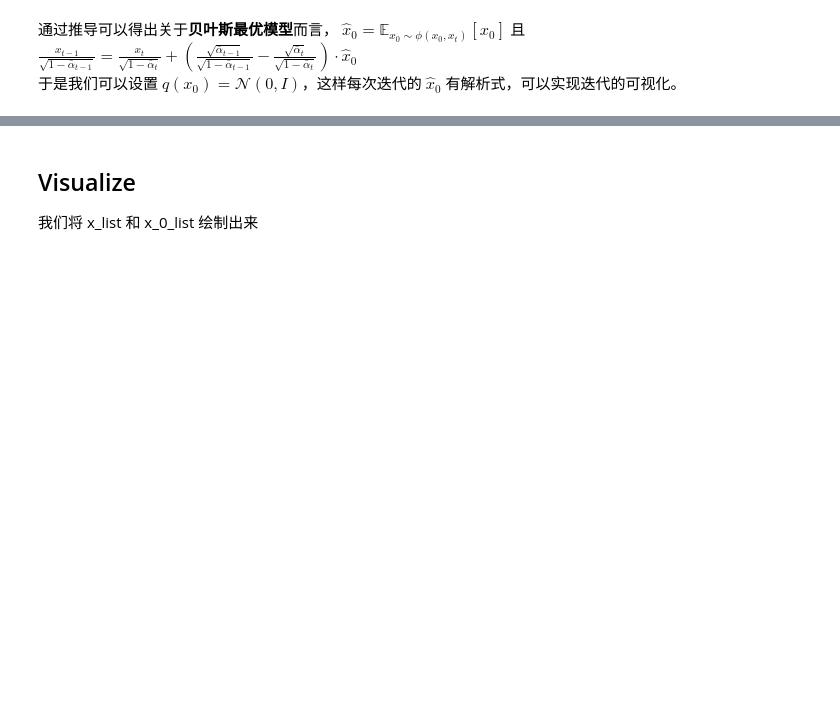
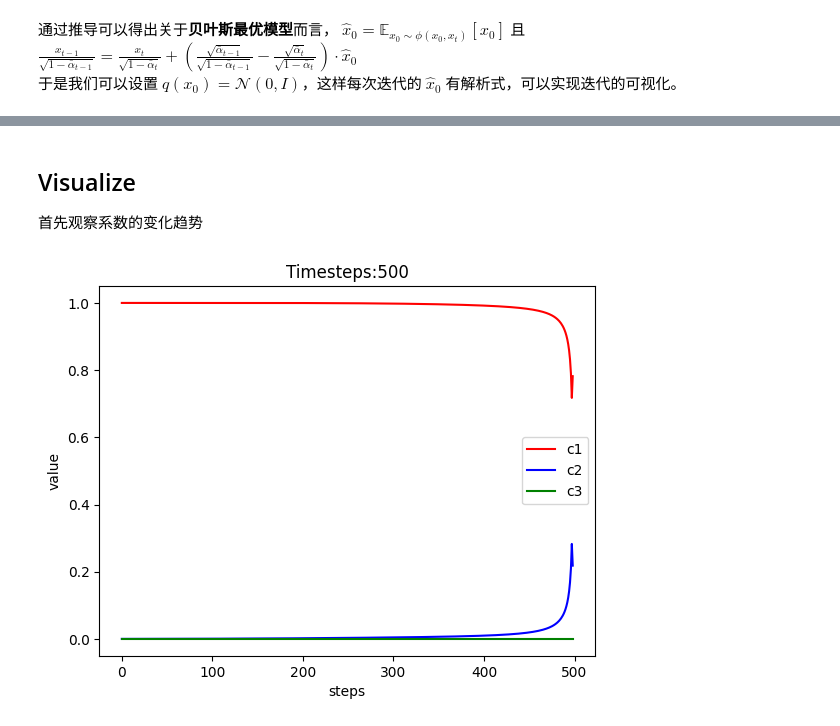
Before and after one commit to IamMI/diffusion-exper, a Jupyter notebook: Exper3.ipynb, the cells around one changed output, grey strips where cells are left out. Cells and saved outputs as stored; diff of their text form; code cells hidden in the pictures; blank space fills up the shorter version.

```diff
--- a/Exper3.ipynb
+++ b/Exper3.ipynb
@@ -68,3 +75,3 @@ ddpm_x_list, ddpm_x_0_list = ddim_loop(sigma_list, t)
 # %% [markdown]
 ## Visualize
-我们将 x_list 和 x_0_list 绘制出来
+首先观察系数的变化趋势
@@ -74,0 +89,15 @@ print(ddpm_x_list)
+# %%
+import matplotlib.pyplot as plt
+
+plt.plot(range(len(c1_list)), c1_list, color='red', label="c1")
+plt.plot(range(len(c2_list)), c2_list, color='blue', label="c2")
+plt.plot(range(len(c3_list)), c3_list, color='green', label="c3")
+plt.title(f"Timesteps:{t}")
+plt.xlabel("steps")
+plt.ylabel("value")
+plt.legend()
+
+
+plt.show()
+# %% [output]
+[figure, added]
```
Also changed, not shown: parts of 8 cells of this notebook.
